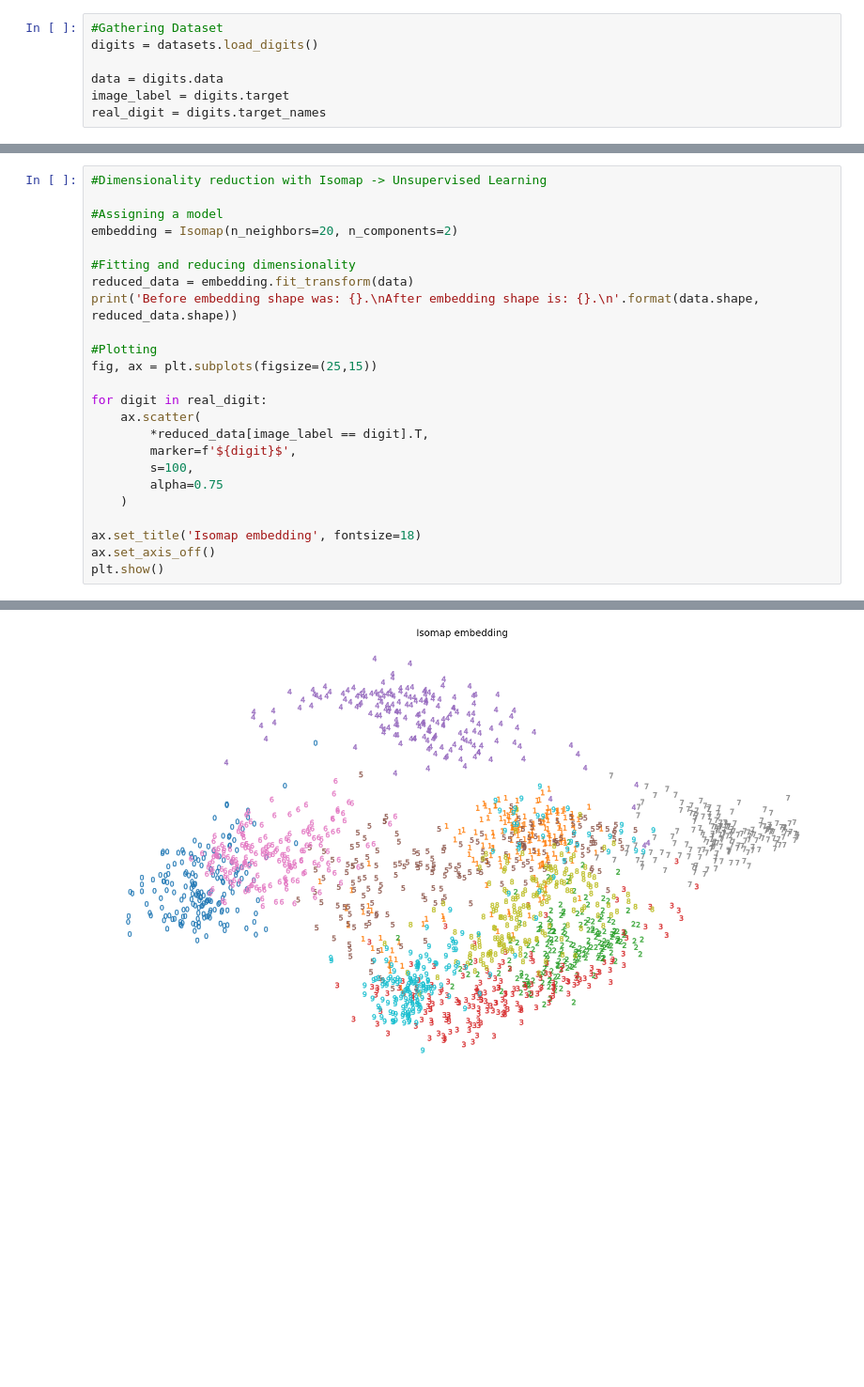
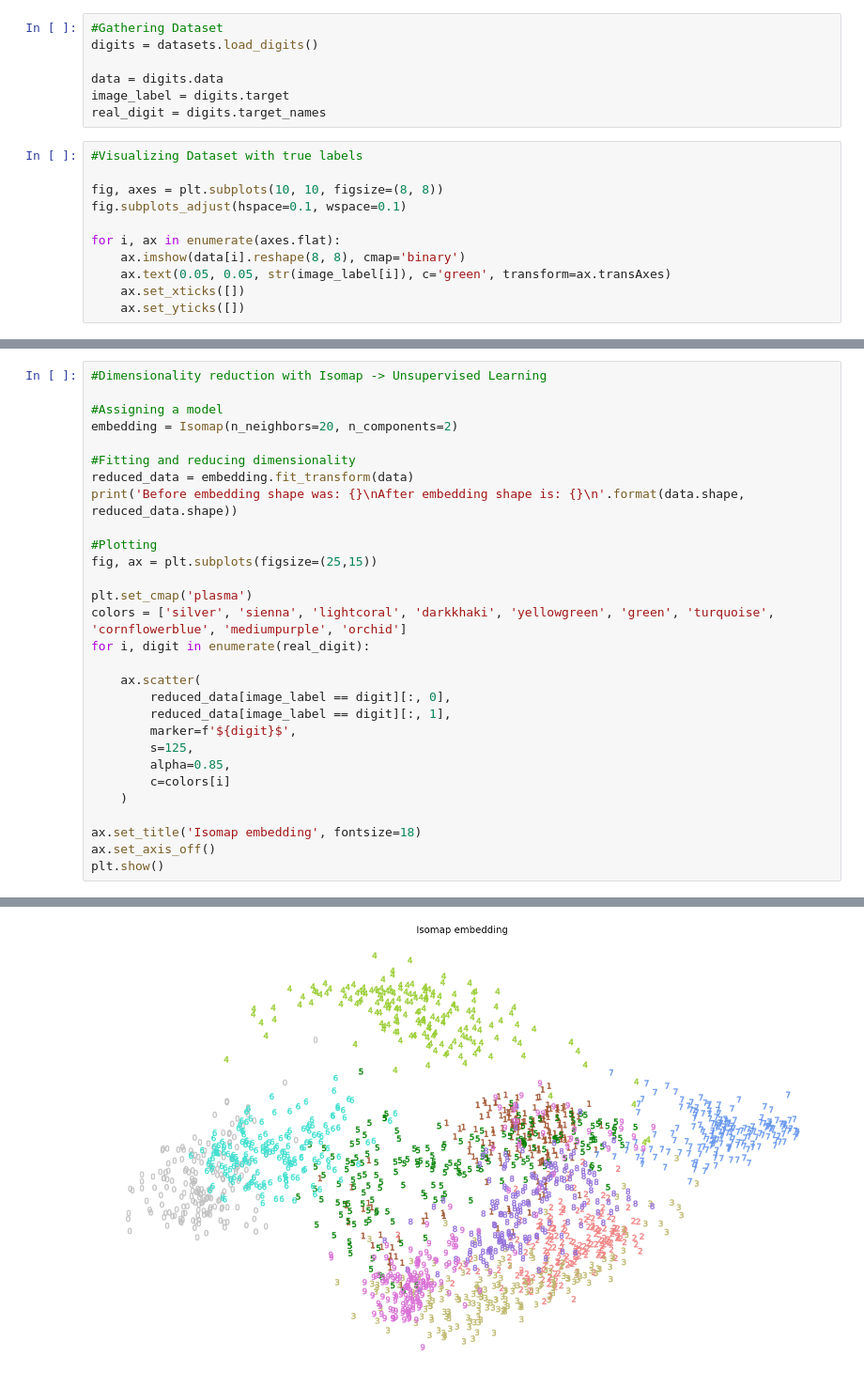
Before and after one commit to olli-e-benji/Astrostatistics-and-Machine-Learning-2023, a Jupyter notebook: working/L13_HandwrittenDigits.ipynb, the cells around one changed output, grey strips where cells are left out. Shown at 94% size. Saved outputs shown, nothing was run; the diff lists cells and outputs as text; blank space fills up the shorter version.

```diff
--- a/working/L13_HandwrittenDigits.ipynb
+++ b/working/L13_HandwrittenDigits.ipynb
@@ -15,3 +12,14 @@ digits = datasets.load_digits()
 data = digits.data
 image_label = digits.target
 real_digit = digits.target_names
+# %%
+#Visualizing Dataset with true labels
+
+fig, axes = plt.subplots(10, 10, figsize=(8, 8))
+fig.subplots_adjust(hspace=0.1, wspace=0.1)
+
+for i, ax in enumerate(axes.flat):
+    ax.imshow(data[i].reshape(8, 8), cmap='binary')
+    ax.text(0.05, 0.05, str(image_label[i]), c='green', transform=ax.transAxes)
+    ax.set_xticks([])
+    ax.set_yticks([])
@@ -23,17 +33,22 @@ embedding = Isomap(n_neighbors=20, n_components=2)
 
 #Fitting and reducing dimensionality
 reduced_data = embedding.fit_transform(data)
-print('Before embedding shape was: {}.\nAfter embedding shape is: {}.\n'.format(data.shape, reduced_data.shape))
+print('Before embedding shape was: {}\nAfter embedding shape is: {}\n'.format(data.shape, reduced_data.shape))
 
 #Plotting
 fig, ax = plt.subplots(figsize=(25,15))
 
-for digit in real_digit:
+plt.set_cmap('plasma')
+colors = ['silver', 'sienna', 'lightcoral', 'darkkhaki', 'yellowgreen', 'green', 'turquoise', 'cornflowerblue', 'mediumpurple', 'orchid']
+for i, digit in enumerate(real_digit):
+
     ax.scatter(
-        *reduced_data[image_label == digit].T,
+        reduced_data[image_label == digit][:, 0],
+        reduced_data[image_label == digit][:, 1],
         marker=f'${digit}$',
-        s=100,
-        alpha=0.75
+        s=125,
+        alpha=0.85,
+        c=colors[i]
     )
 
 ax.set_title('Isomap embedding', fontsize=18)
@@ -45,4 +60,4 @@ After embedding shape is: (1797, 2).
-[figure, old version]
+[figure, new version]
 # %%
 #Classification with linear regression -> Supervised Learning
 
```
Also changed, not shown: parts of 5 cells of this notebook.
